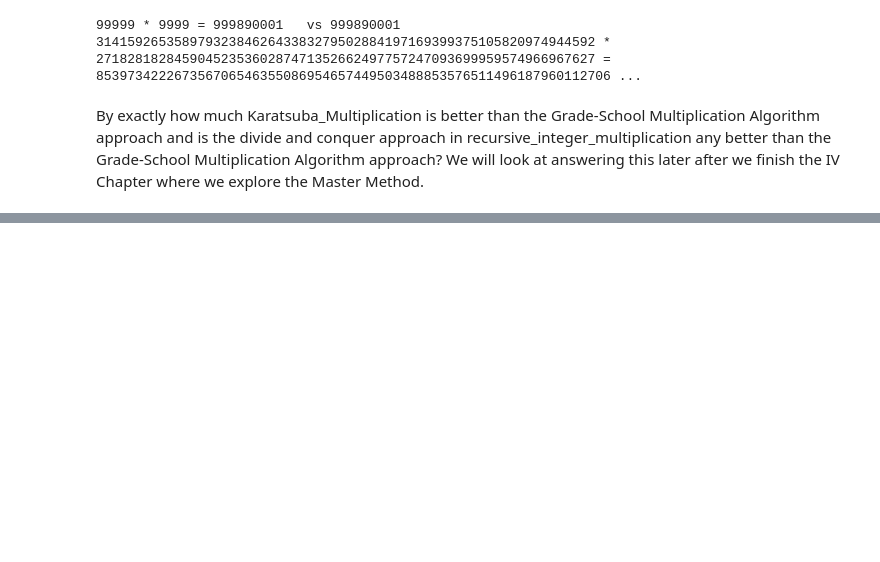
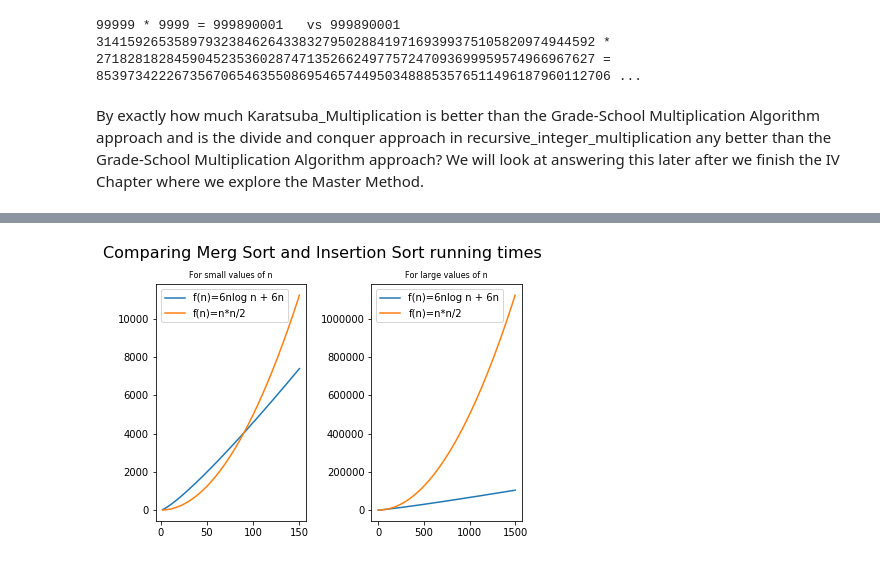
Before and after one commit to aishwarya34/AlgorithmsIlluminated, a Jupyter notebook: C1W1_INTRODUCTION_ASYMPTOTIC ANALYSIS.ipynb, the cells around one changed output, grey strips where cells are left out. Saved outputs shown, nothing was run; the diff lists cells and outputs as text; code cells hidden in the pictures; blank space fills up the shorter version.

```diff
--- a/C1W1_INTRODUCTION_ASYMPTOTIC ANALYSIS.ipynb
+++ b/C1W1_INTRODUCTION_ASYMPTOTIC ANALYSIS.ipynb
@@ -191,0 +411,23 @@ By exactly how much Karatsuba_Multiplication is better than the Grade-School Mul
+# %%
+#Comparing Merg Sort and Insertion Sort running times
+x = np.array([x for x in range(1, 1500)])
+mruningtime = 6 * x * np.log2(x) + 6 * x
+iruningtime = 0.5 * x**2
+
+plt.subplot(121)
+plt.plot(x[1:150], mruningtime[1:150],  label = 'f(n)=6nlog n + 6n')
+plt.plot(x[1:150], iruningtime[1:150], label = 'f(n)=n*n/2')
+plt.title('For small values of n', size=8)
+plt.legend()
+
+plt.subplot(122)
+plt.plot(x, mruningtime,  label = 'f(n)=6nlog n + 6n')
+plt.plot(x, iruningtime, label = 'f(n)=n*n/2')
+plt.title('For large values of n', size=8)
+plt.legend()
+
+plt.suptitle('Comparing Merg Sort and Insertion Sort running times', size=16).set_position([.5, 1.05])
+plt.tight_layout()
+plt.show()
+# %% [output]
+[figure, added]
```
Also changed, not shown: parts of 12 cells of this notebook.
